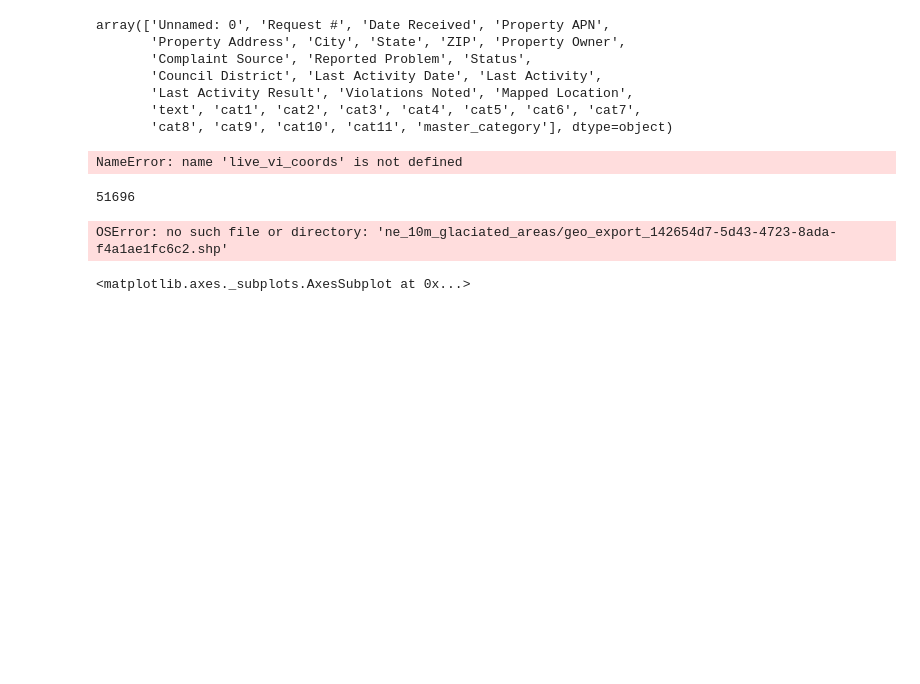
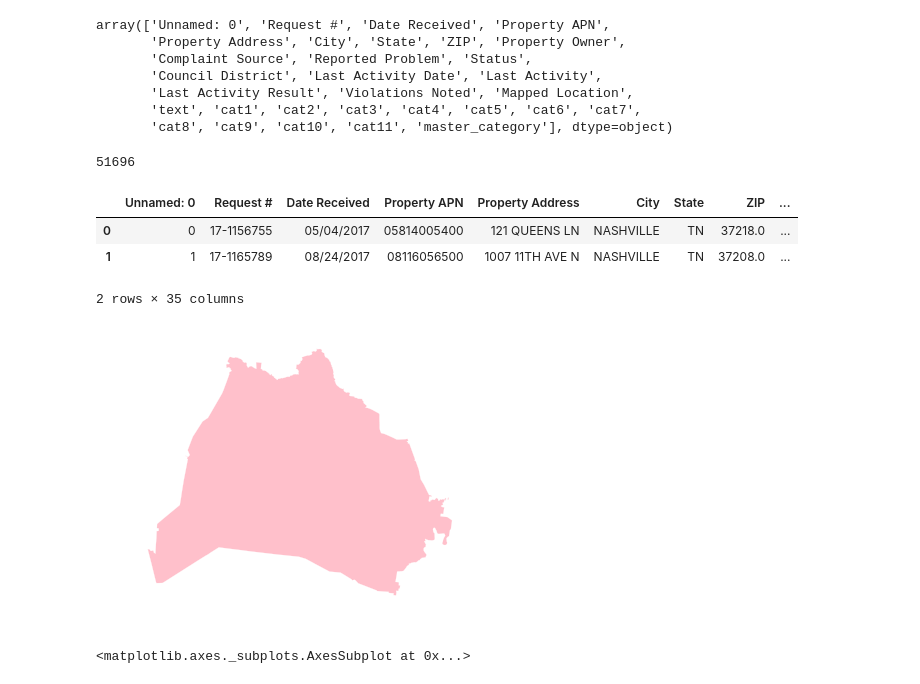
Before and after one commit to shrutijalewar/data-question-2-xtreme-united, a Jupyter notebook: data-ques-2.ipynb, the cells around one changed output. Drawn from its saved outputs; the diff is of its cells as text; code cells hidden in the pictures; blank space fills up the shorter version.

```diff
--- a/data-ques-2.ipynb
+++ b/data-ques-2.ipynb
@@ -607,9 +607,7 @@ live_vi['lat_lng'] = lat_lngs
 live_vi['lat'] = [lat for lat, lng in lat_lngs]
 live_vi['lng'] = [lng for lat, lng in lat_lngs]
 live_vi.head(10)
-live_vi.to_csv(live_vi_coords)
+live_vi.to_csv('live_vi_coords.csv')
-# %% [output]
-NameError: name 'live_vi_coords' is not defined
 # %%
 # live_vi10 = live_vi[:10]
 locations = live_vi[['lat', 'lng']]
@@ -631,17 +629,21 @@ from IPython.display import HTML, display
 # ax = world.plot(figsize=(20,5),linewidth=0.25, edgecolor='white', color='pink')
 # ax.axis('off')
 # %%
-nashville = gpd.GeoDataFrame.from_file('ne_10m_glaciated_areas/geo_export_142654d7-5d43-4723-8ada-f4a1ae1fc6c2.shp')
+nashville = gpd.GeoDataFrame.from_file('geo_export_142654d7-5d43-4723-8ada-f4a1ae1fc6c2.shp')
 ax = nashville.plot(figsize=(20,5),linewidth=0.25, edgecolor='white', color='pink')
 ax.axis('off')
 points = live_vi.apply(lambda row: Point(row.lng, row.lat), axis=1)
 vi_gdf = gpd.GeoDataFrame(live_vi, geometry=points)
 vi_gdf.crs = {'init': 'epsg:4326'}
 
 # If you want to know how this all works, look above
 vi_gdf.head(2)
 # %% [output]
+|  | Unnamed: 0 | Request # | Date Received | Property APN | Property Address | City | State | ZIP | ... |
+| 0 | 0 | 17-1156755 | 05/04/2017 | 05814005400 | 121 QUEENS LN | NASHVILLE | TN | 37218.0 | ... |
+| 1 | 1 | 17-1165789 | 08/24/2017 | 08116056500 | 1007 11TH AVE N | NASHVILLE | TN | 37208.0 | ... |
-OSError: no such file or directory: 'ne_10m_glaciated_areas/geo_export_142654d7-5d43-4723-8ada-f4a1ae1fc6c2.shp'
+2 rows × 35 columns
+[figure, added]
 # %%
 vi_gdf.plot(figsize=(20,5))
 # %% [output]
```
Also changed, not shown: parts of 2 cells of this notebook, 1 other file.
